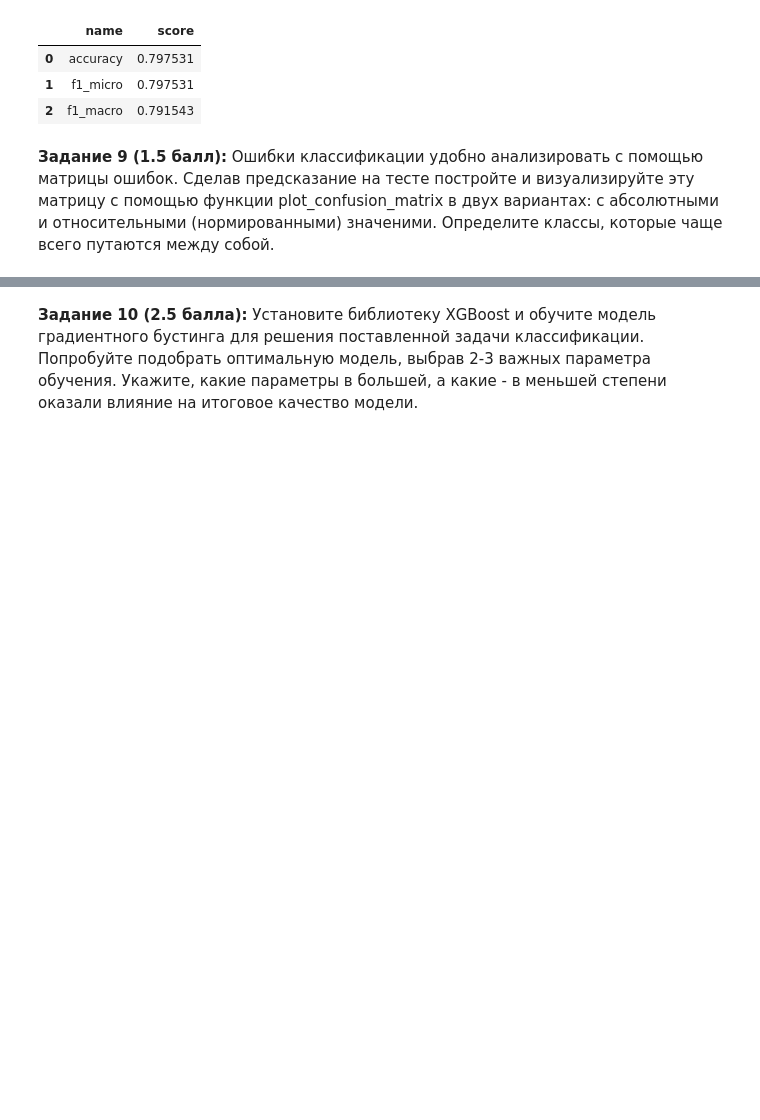
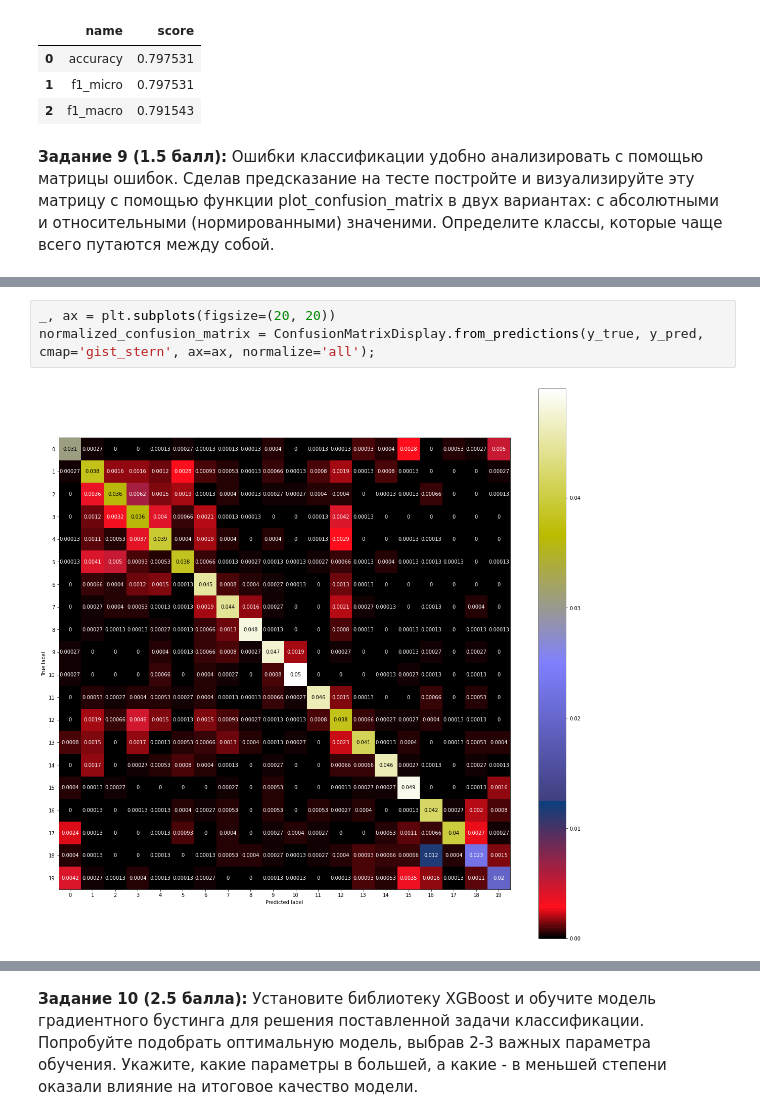
Before and after one commit to Laiser399/10s-Python-MLLabs, a Jupyter notebook: 03-data-ml.ipynb, the cells around one changed output, grey strips where cells are left out. Drawn from its saved outputs; the diff is of its cells as text; blank space fills up the shorter version.

```diff
--- a/03-data-ml.ipynb
+++ b/03-data-ml.ipynb
@@ -465,0 +469,5 @@ def task_9():
+# %%
+_, ax = plt.subplots(figsize=(20, 20))
+normalized_confusion_matrix = ConfusionMatrixDisplay.from_predictions(y_true, y_pred, cmap='gist_stern', ax=ax, normalize='all');
+# %% [output]
+[figure, added]
```
Also changed, not shown: parts of 4 cells of this notebook.
